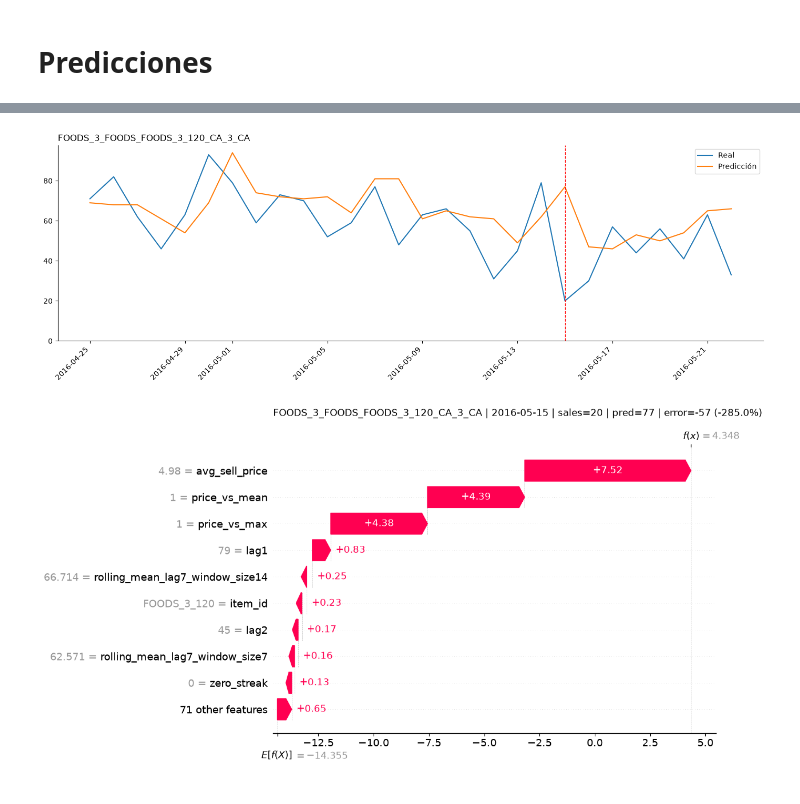
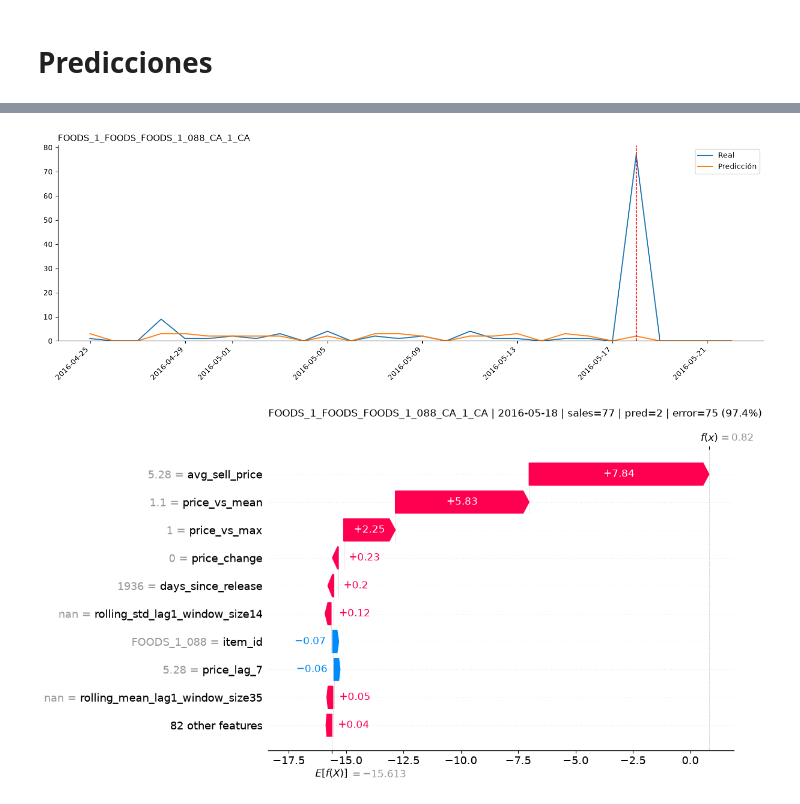
Before and after one commit to njimenez94/forecast-tfm, a Jupyter notebook: notebooks/03_predictions.ipynb, the cells around one changed output, grey strips where cells are left out. Drawn from its saved outputs; the diff is of its cells as text; code cells hidden in the pictures.

```diff
--- a/notebooks/03_predictions.ipynb
+++ b/notebooks/03_predictions.ipynb
@@ -160,5 +166,5 @@ df_pred.query('agg_id == "FOODS_3_FOODS_FOODS_3_120_CA_3_CA"').nlargest(10, 'wap
 # %%
-analizar_prediccion(agg_id='FOODS_3_FOODS_FOODS_3_120_CA_3_CA',date='2016-05-15')
+analizar_prediccion(agg_id='FOODS_1_FOODS_FOODS_1_088_CA_1_CA',date='2016-05-18')
 # %% [output]
-[figure, old version]
+[figure, new version]
-[figure, old version]
+[figure, new version]
```
Also changed, not shown: parts of 9 cells of this notebook, 6 other files.
